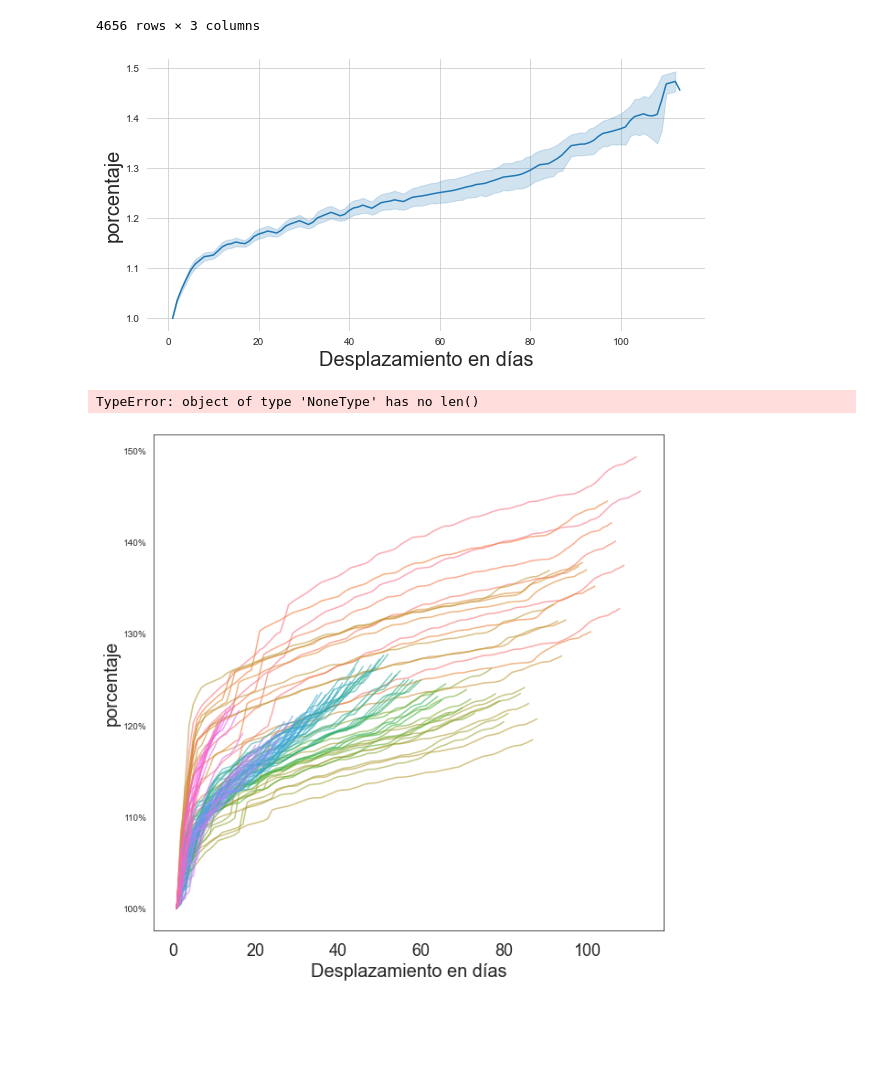
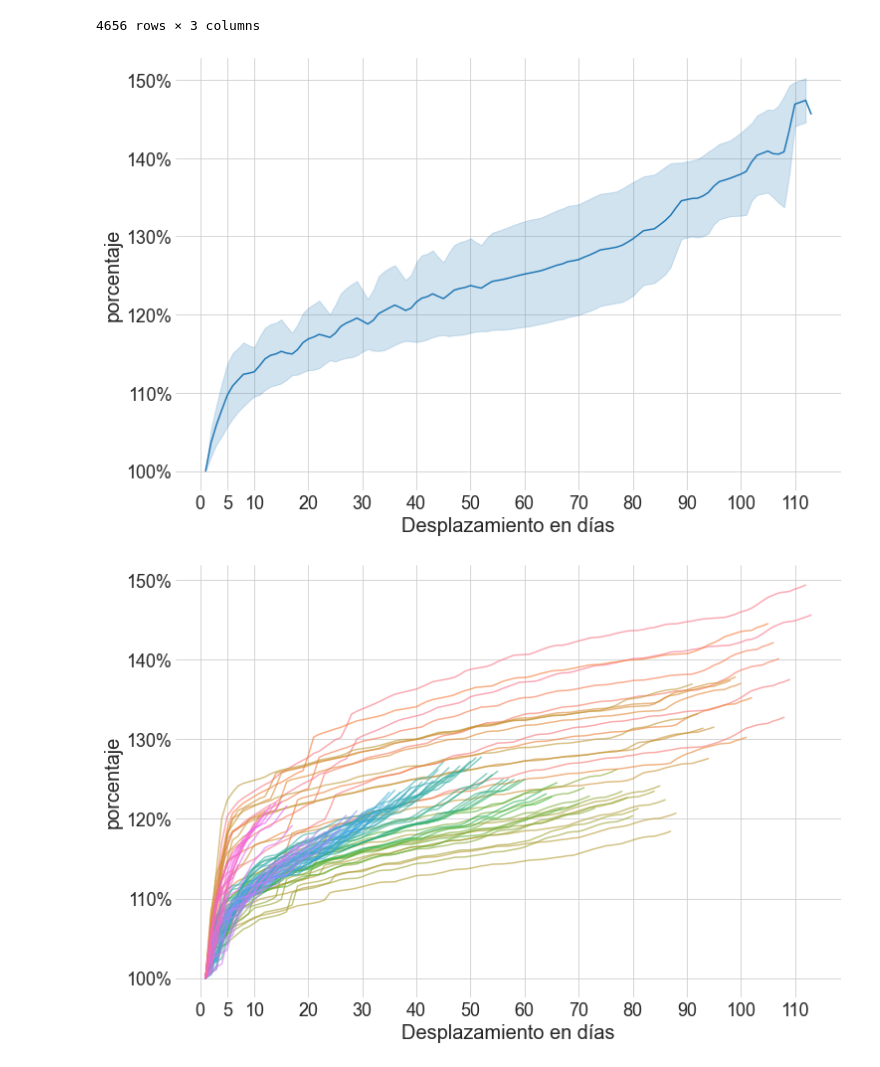
Before and after one commit to mharias/covid, a Jupyter notebook: IA14_madrid/madrid_evol_ia14.ipynb, the cells around one changed output. Drawn from its saved outputs; the diff is of its cells as text; code cells hidden in the pictures; blank space fills up the shorter version.

```diff
--- a/IA14_madrid/madrid_evol_ia14.ipynb
+++ b/IA14_madrid/madrid_evol_ia14.ipynb
@@ -263,9 +263,6 @@ datetime.strptime
 <function datetime.strptime>
 # %%
 ia14_relativa=pd.DataFrame()
-# %%
-for i in ai14.loc[(ai14.index>'2020-09-01') & (ai14.index<=ai14.index[-1]-un_dia*14)].index:
-    ratio5.loc[i,'ratio']=ai14.loc[i,ai14.loc[i,:].notna().idxmax()]
 # %%
 ia14_relativa=pd.DataFrame()
 for i,fecha_adj in enumerate(ai14.loc[(ai14.index>'2020-09-01')].index):
@@ -327,21 +324,25 @@ ia14_relativa
 4656 rows × 3 columns
 # %%
 sns.set_style('white')
-fig, ax = plt.subplots(figsize=(10,5))
+fig, ax = plt.subplots(figsize=(12,8))
 
-sns.lineplot(x="desplazamiento", y=0,data=ia14_relativa)
-#ax.xaxis.set_major_formatter(plt.FuncFormatter(formato_finanzas))
-#ax.yaxis.set_major_formatter(plt.FuncFormatter(formato_finanzas))
+sns.lineplot(x="desplazamiento", ci='sd',y=0,data=ia14_relativa)
+
+ax.yaxis.set_major_formatter(plt.FuncFormatter(lambda v,x:'{:.0f}%'.format(v*100)))
 ax.set_xlabel('Desplazamiento en días',fontsize=20)
 ax.set_ylabel('porcentaje',fontsize=20)
 ax.grid(True)
-lista_texto=[]
+ax.xaxis.set_tick_params(labelsize=18,width=0,length=0)
+ax.yaxis.set_tick_params(labelsize=18,width=0,length=0)
+lista_x=[i for i in range(0,120,10)]
+lista_x=lista_x+[5]
+ax.set_xticks(lista_x)
 sns.despine(bottom=True, left=True)
 # %% [output]
-[figure, old version]
+[figure, new version]
 # %%
 sns.set_style('white')
-fig, ax = plt.subplots(figsize=(10,10))
+fig, ax = plt.subplots(figsize=(12,8))
 g=sns.lineplot(x="desplazamiento", ci='sd',hue='fecha',y=0,data=ia14_relativa,ax=ax,alpha=.6)
 plt.legend([],[], frameon=False)
 #sns.relplot(x="desplazamiento", y=0, kind="line", ci="sd", data=ia14_relativa,ax=ax)
@@ -350,12 +351,12 @@ plt.legend([],[], frameon=False)
 ax.yaxis.set_major_formatter(plt.FuncFormatter(lambda v,x:'{:.0f}%'.format(v*100)))
 ax.set_xlabel('Desplazamiento en días',fontsize=20)
 ax.set_ylabel('porcentaje',fontsize=20)
-ax.xaxis.set_tick_params(labelsize=18,width=5,length=10)
-lista_x=[i for i in range(0,100,10)]
-lista_x=lista_x.append(5)
+ax.xaxis.set_tick_params(labelsize=18,width=0,length=0)
+ax.yaxis.set_tick_params(labelsize=18,width=0,length=0)
+lista_x=[i for i in range(0,120,10)]
+lista_x=lista_x+[5]
 ax.set_xticks(lista_x)
 ax.grid(True)
 sns.despine(bottom=True, left=True)
 # %% [output]
-TypeError: object of type 'NoneType' has no len()
-[figure, old version]
+[figure, new version]
```
